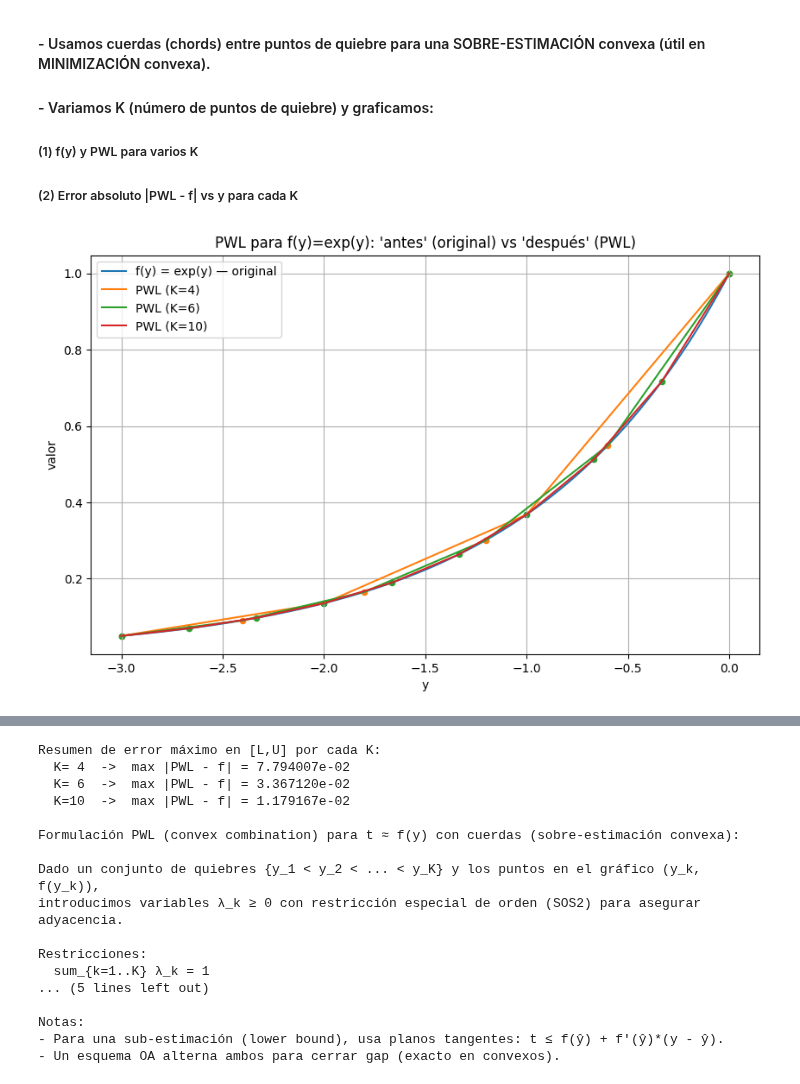
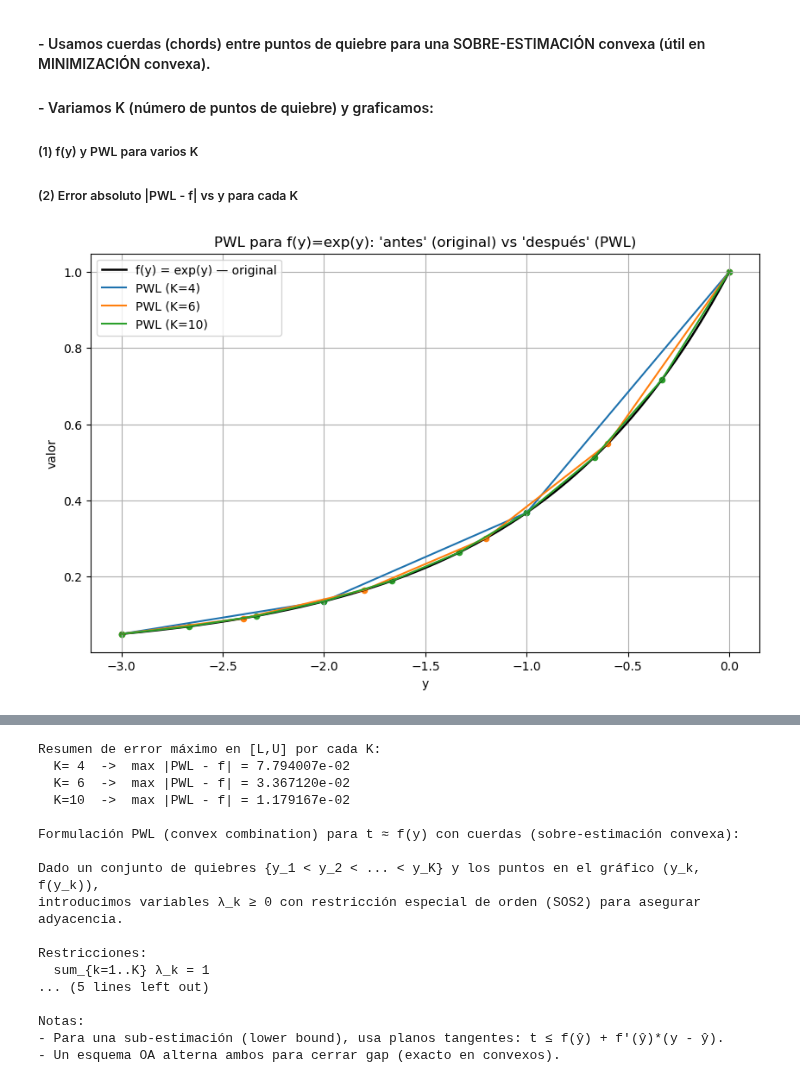
Before and after one commit to educarrascov/DISC_TESIS, a Jupyter notebook: 20250822_PWL_MNLIP.ipynb, the cells around one changed output, grey strips where cells are left out. Cells and saved outputs as stored; diff of their text form; code cells hidden in the pictures.

```diff
--- a/20250822_PWL_MNLIP.ipynb
+++ b/20250822_PWL_MNLIP.ipynb
@@ -42,15 +42,28 @@ def pwl_chord(y_grid, y_knots, f):
 Ks = [4, 6, 10]               # número de puntos de quiebre
 y_grid = np.linspace(L, U, 600)
 
+# Paleta consistente (tab10) + negro para la curva original
+palette = {
+    'f': 'black',          # curva original
+     4:  "#1e72ae",        # azul
+     6:  '#ff7f0e',        # naranja
+     10: '#2ca02c',        # verde
+}
+
+# Fija un color por cada K (el orden lo defines tú)
+K_order = [4, 6, 10]
+
 # Figura 1: f(y) vs PWL para varios K
 plt.figure(figsize=(10,6))
-plt.plot(y_grid, f(y_grid), label="f(y) = exp(y) — original")
+plt.plot(y_grid, f(y_grid), label="f(y) = exp(y) — original",
+         color=palette['f'], linewidth=1.8)
 for K in Ks:
     y_knots = np.linspace(L, U, K)
     pwl_vals, (yk, fk) = pwl_chord(y_grid, y_knots, f)
-    plt.plot(y_grid, pwl_vals, label=f"PWL (K={K})")
+    col = palette.get(K, 'tab:gray')
+    plt.plot(y_grid, pwl_vals, label=f"PWL (K={K})", color=col)
     # marcar quiebres
-    plt.scatter(yk, fk, s=20)
+    plt.scatter(yk, fk, s=20, color=col)
 plt.xlabel("y")
 plt.ylabel("valor")
 plt.title("PWL para f(y)=exp(y): 'antes' (original) vs 'después' (PWL)")
@@ -64,7 +77,8 @@ for K in Ks:
     y_knots = np.linspace(L, U, K)
     pwl_vals, _ = pwl_chord(y_grid, y_knots, f)
     err = np.abs(pwl_vals - f(y_grid))
-    plt.plot(y_grid, err, label=f"|PWL - f| (K={K})")
+    col = palette.get(K, 'tab:gray')
+    plt.plot(y_grid, err, label=f"|PWL - f| (K={K})", color=col)
 plt.xlabel("y")
 plt.ylabel("error absoluto")
 plt.title("Error de aproximación PWL por cuerdas (exp)")
@@ -76,34 +90,34 @@ plt.show()
 def max_err_for_K(K):
     y_knots = np.linspace(L, U, K)
     pwl_vals, _ = pwl_chord(y_grid, y_knots, f)
     return float(np.max(np.abs(pwl_vals - f(y_grid))))
 
 print("Resumen de error máximo en [L,U] por cada K:")
 for K in Ks:
     print(f"  K={K:2d}  ->  max |PWL - f| = {max_err_for_K(K):.6e}")
 
 # ---------- Plantilla (texto) de la formulación MILP con PWL (cuerdas, convex combination + SOS2) ----------
 template = r"""
 Formulación PWL (convex combination) para t ≈ f(y) con cuerdas (sobre-estimación convexa):
 
 Dado un conjunto de quiebres {y_1 < y_2 < ... < y_K} y los puntos en el gráfico (y_k, f(y_k)),
 introducimos variables λ_k ≥ 0 con restricción especial de orden (SOS2) para asegurar adyacencia.
 
 Restricciones:
   sum_{k=1..K} λ_k = 1
   y = sum_{k=1..K} y_k * λ_k
   t ≥ sum_{k=1..K} f(y_k) * λ_k        (cuerda → sobre-estimador de f en [y_1, y_K])
   λ ∈ SOS2                              (a lo sumo 2 λ_k adyacentes pueden ser >0)
 
 Minimizando t (si f es convexa), esto da un upper bound del original.
 
 Notas:
 - Para una sub-estimación (lower bound), usa planos tangentes: t ≤ f(ŷ) + f'(ŷ)*(y - ŷ).
 - Un esquema OA alterna ambos para cerrar gap (exacto en convexos).
 """
 print(template)
 # %% [output]
-[figure, old version]
+[figure, new version]
 [figure]
 Resumen de error máximo en [L,U] por cada K:
   K= 4  ->  max |PWL - f| = 7.794007e-02
```
Also changed, not shown: 2 other files.
